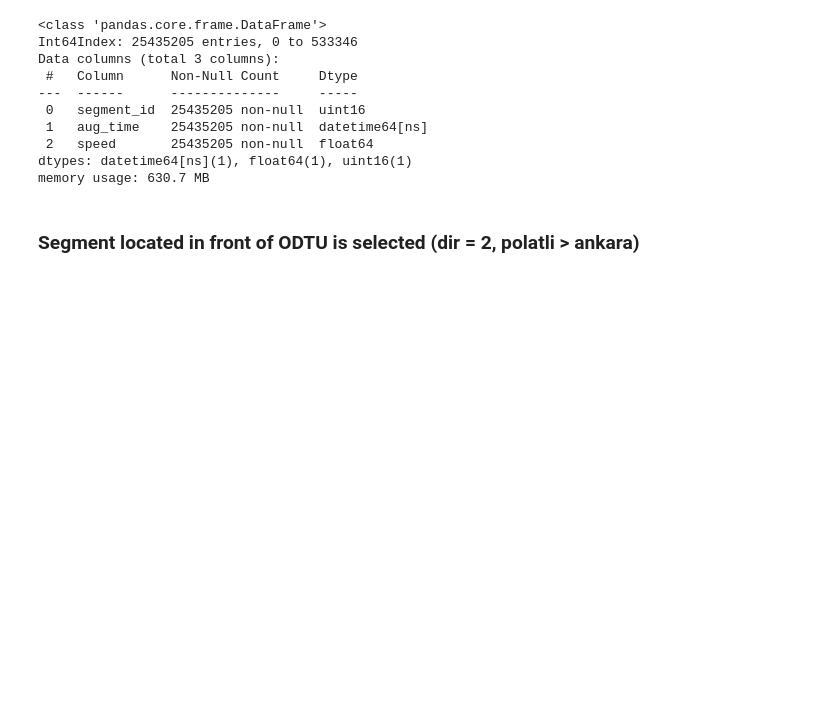
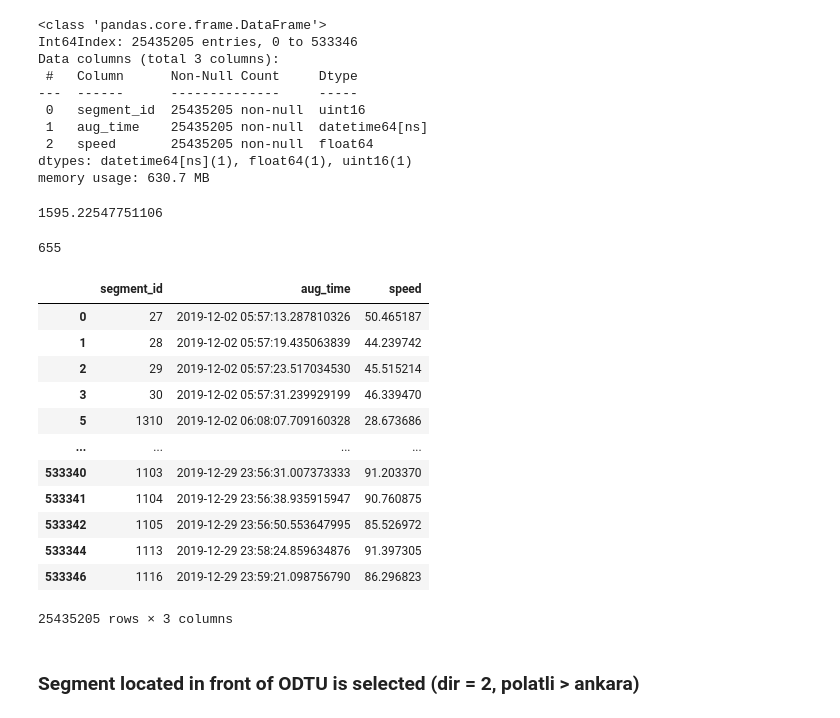
Before and after one commit to kkocamaz/GPS_transport, a Jupyter notebook: python/arima_segment.ipynb, the cells around one changed output. Cells and saved outputs as stored; diff of their text form; code cells hidden in the pictures; blank space fills up the shorter version.

```diff
--- a/python/arima_segment.ipynb
+++ b/python/arima_segment.ipynb
@@ -26,6 +26,30 @@ Data columns (total 3 columns):
  2   speed       25435205 non-null  float64
 dtypes: datetime64[ns](1), float64(1), uint16(1)
 memory usage: 630.7 MB
+# %%
+segments["calc_length"].max()
+# %% [output]
+1595.22547751106
+# %%
+segments["dir"].size
+# %% [output]
+655
+# %%
+aug_data
+# %% [output]
+|  | segment_id | aug_time | speed |
+| 0 | 27 | 2019-12-02 05:57:13.287810326 | 50.465187 |
+| 1 | 28 | 2019-12-02 05:57:19.435063839 | 44.239742 |
+| 2 | 29 | 2019-12-02 05:57:23.517034530 | 45.515214 |
+| 3 | 30 | 2019-12-02 05:57:31.239929199 | 46.339470 |
+| 5 | 1310 | 2019-12-02 06:08:07.709160328 | 28.673686 |
+| ... | ... | ... | ... |
+| 533340 | 1103 | 2019-12-29 23:56:31.007373333 | 91.203370 |
+| 533341 | 1104 | 2019-12-29 23:56:38.935915947 | 90.760875 |
+| 533342 | 1105 | 2019-12-29 23:56:50.553647995 | 85.526972 |
+| 533344 | 1113 | 2019-12-29 23:58:24.859634876 | 91.397305 |
+| 533346 | 1116 | 2019-12-29 23:59:21.098756790 | 86.296823 |
+25435205 rows × 3 columns
 # %% [markdown]
 ### Segment located in front of ODTU is selected (dir = 2, polatli > ankara)
 # %%
```
Also changed, not shown: 39 other files.
